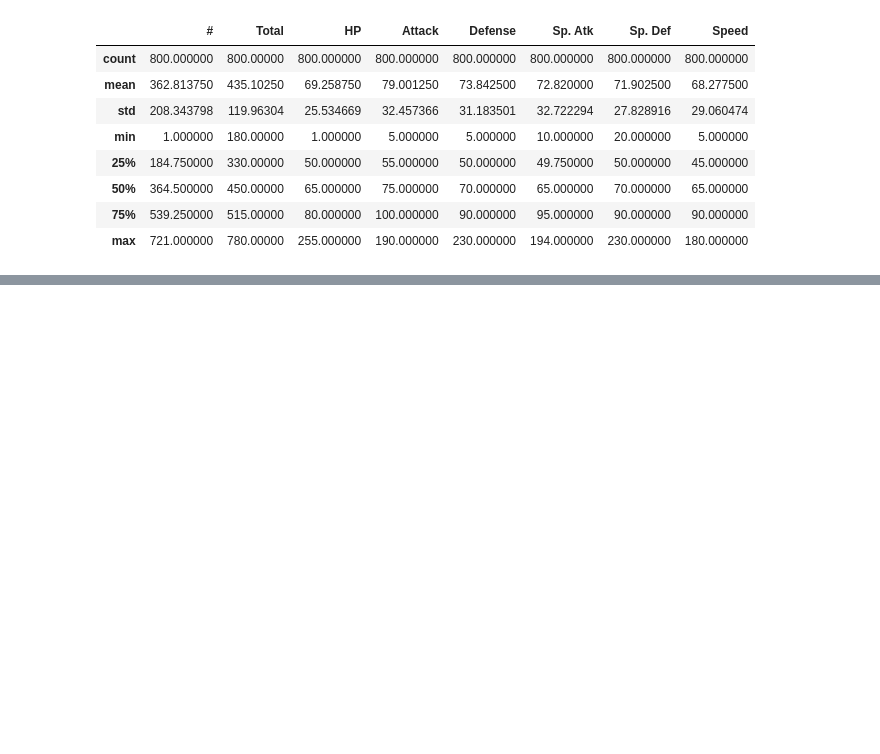
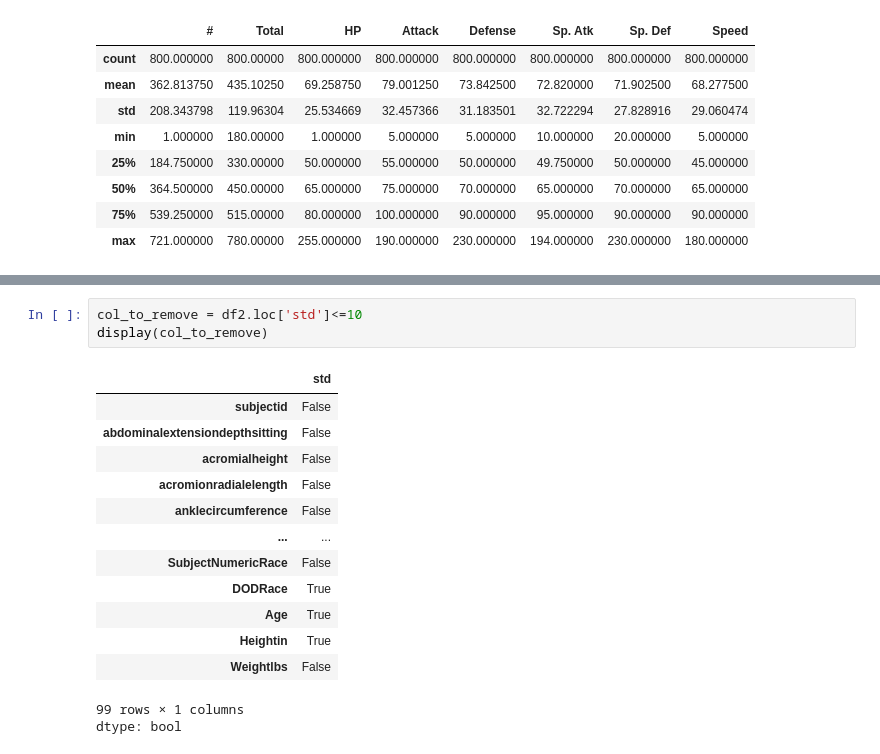
Before and after one commit to Haris-09/Python-Programming, a Jupyter notebook: Dimension_Reduction.ipynb, the cells around one changed output, grey strips where cells are left out. Cells and saved outputs as stored; diff of their text form; blank space fills up the shorter version.

```diff
--- a/Dimension_Reduction.ipynb
+++ b/Dimension_Reduction.ipynb
@@ -139,0 +160,18 @@ UnicodeDecodeError: 'utf-8' codec can't decode byte 0xe9 in position 158997: inv
+# %%
+col_to_remove = df2.loc['std']<=10
+display(col_to_remove)
+# %% [output]
+|  | std |
+| subjectid | False |
+| abdominalextensiondepthsitting | False |
+| acromialheight | False |
+| acromionradialelength | False |
+| anklecircumference | False |
+| ... | ... |
+| SubjectNumericRace | False |
+| DODRace | True |
+| Age | True |
+| Heightin | True |
+| Weightlbs | False |
+99 rows × 1 columns
+dtype: bool
```
Also changed, not shown: parts of 3 cells of this notebook.
